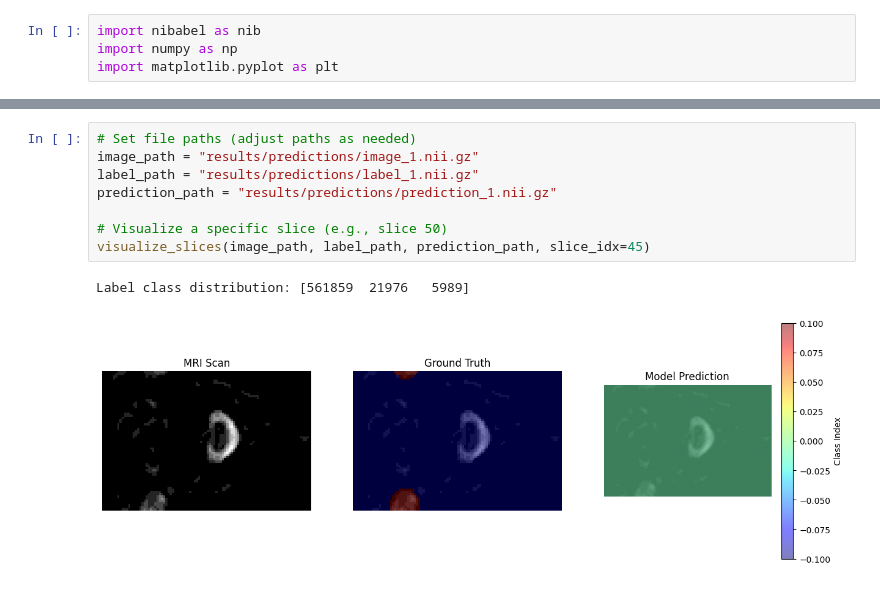
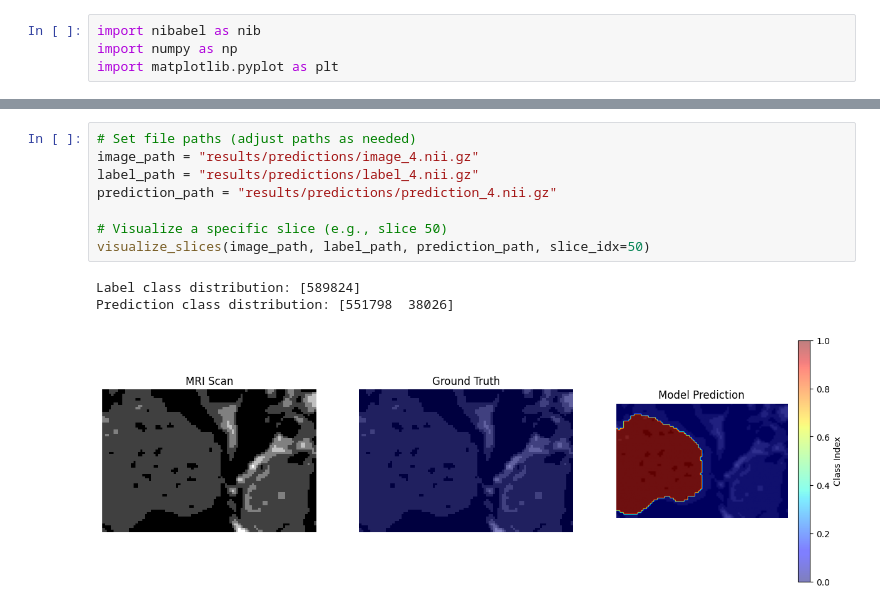
Before and after one commit to herminega/tdt4265_mini_project, a Jupyter notebook: visualize.ipynb, the cells around one changed output, grey strips where cells are left out. Cells and saved outputs as stored; diff of their text form.

```diff
--- a/visualize.ipynb
+++ b/visualize.ipynb
@@ -74,12 +75,13 @@ def visualize_slices(image_path, label_path, prediction_path, slice_idx=None):
     plt.show()
 # %%
 # Set file paths (adjust paths as needed)
-image_path = "results/predictions/image_1.nii.gz"
-label_path = "results/predictions/label_1.nii.gz"
-prediction_path = "results/predictions/prediction_1.nii.gz"
+image_path = "results/predictions/image_4.nii.gz"
+label_path = "results/predictions/label_4.nii.gz"
+prediction_path = "results/predictions/prediction_4.nii.gz"
 
 # Visualize a specific slice (e.g., slice 50)
-visualize_slices(image_path, label_path, prediction_path, slice_idx=45)
+visualize_slices(image_path, label_path, prediction_path, slice_idx=50)
 # %% [output]
-Label class distribution: [561859  21976   5989]
+Label class distribution: [589824]
+Prediction class distribution: [551798  38026]
-[figure, old version]
+[figure, new version]
```
Also changed, not shown: parts of 1 cell of this notebook, 2 other files.
